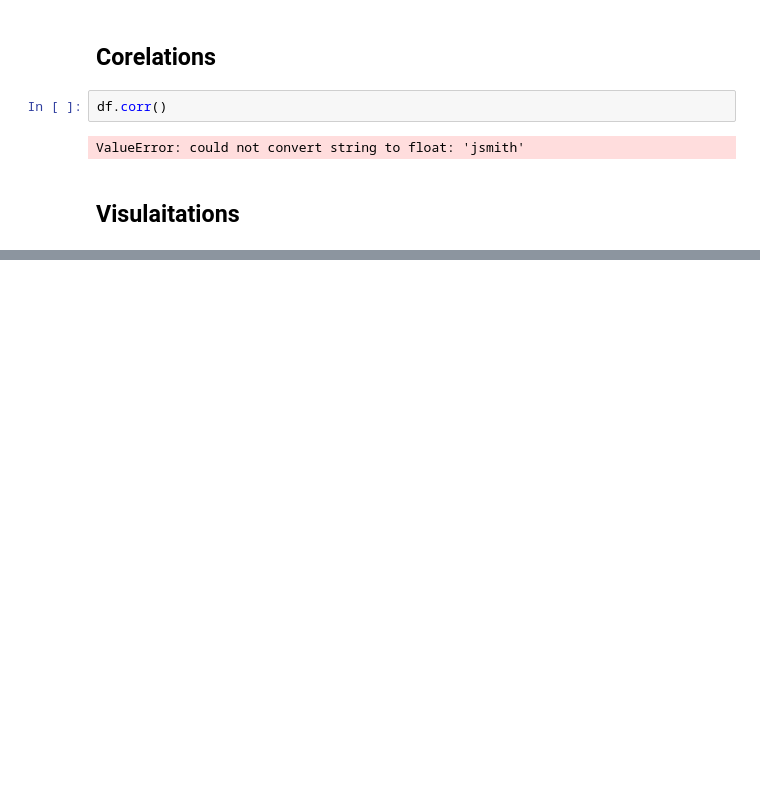
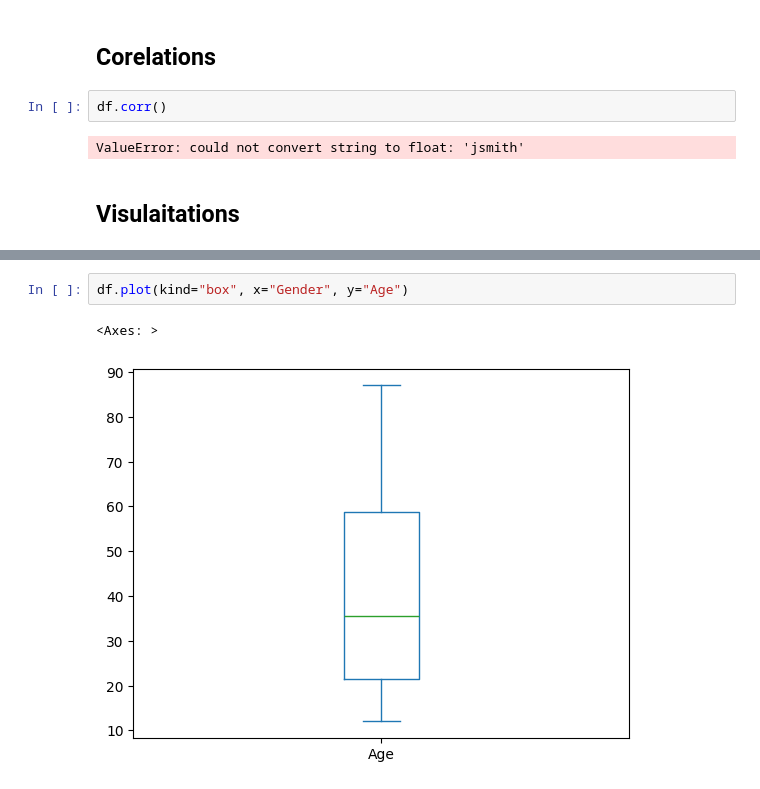
Before and after one commit to imthadh-ahamed/AI-ML, a Jupyter notebook: Topics/pandas_tutorials.ipynb, the cells around one changed output, grey strips where cells are left out. Cells and saved outputs as stored; diff of their text form; blank space fills up the shorter version.

```diff
--- a/Topics/pandas_tutorials.ipynb
+++ b/Topics/pandas_tutorials.ipynb
@@ -353,0 +378,5 @@ ImportError: matplotlib is required for plotting when the default backend "matpl
+# %%
+df.plot(kind="box", x="Gender", y="Age")
+# %% [output]
+<Axes: >
+[figure, added]
```
Also changed, not shown: parts of 9 cells of this notebook.
